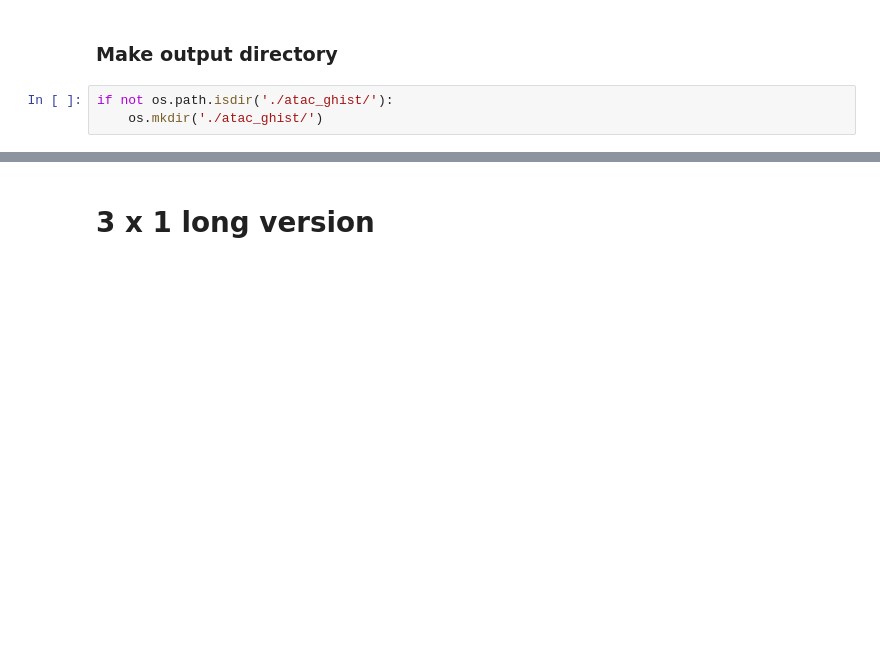
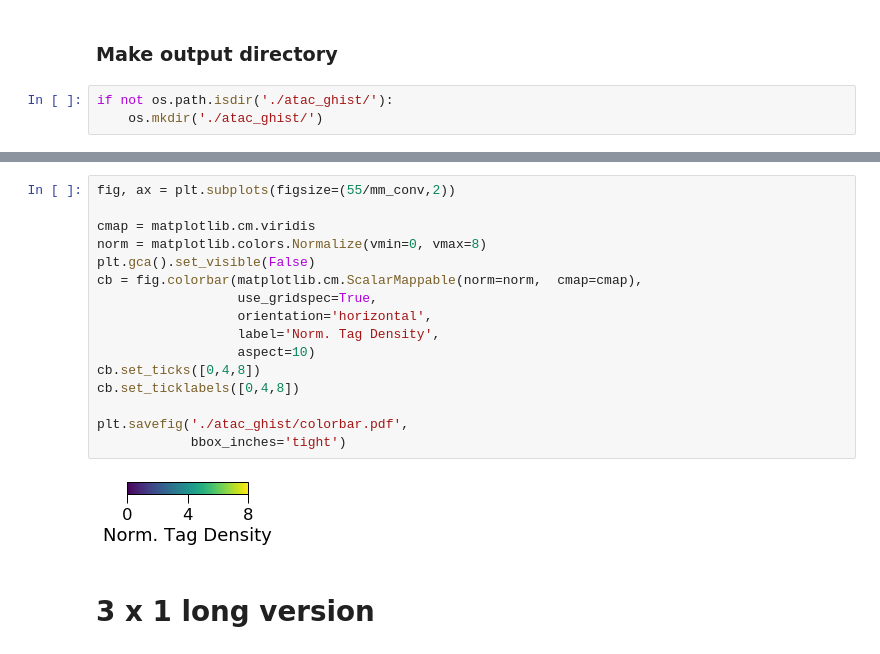
Before and after one commit to HunterBennett/strains, a Jupyter notebook: results/10_Strains_Manuscript_Prep_Figure03_EpigeneticDiversity_ATAC_GHist.ipynb, the cells around one changed output, grey strips where cells are left out. Drawn from its saved outputs; the diff is of its cells as text; blank space fills up the shorter version.

```diff
--- a/results/10_Strains_Manuscript_Prep_Figure03_EpigeneticDiversity_ATAC_GHist.ipynb
+++ b/results/10_Strains_Manuscript_Prep_Figure03_EpigeneticDiversity_ATAC_GHist.ipynb
@@ -76,3 +201,21 @@ if not os.path.isdir('./atac_ghist/'):
+# %%
+fig, ax = plt.subplots(figsize=(55/mm_conv,2))
+
+cmap = matplotlib.cm.viridis
+norm = matplotlib.colors.Normalize(vmin=0, vmax=8)
+plt.gca().set_visible(False)
+cb = fig.colorbar(matplotlib.cm.ScalarMappable(norm=norm,  cmap=cmap),
+                  use_gridspec=True,
+                  orientation='horizontal',
+                  label='Norm. Tag Density',
+                  aspect=10)
+cb.set_ticks([0,4,8])
+cb.set_ticklabels([0,4,8])
+
+plt.savefig('./atac_ghist/colorbar.pdf',
+            bbox_inches='tight')
+# %% [output]
+[figure, added]
 # %% [markdown]
 # 3 x 1 long version
 # %%
```
Also changed, not shown: parts of 11 cells of this notebook, 4 other files.
